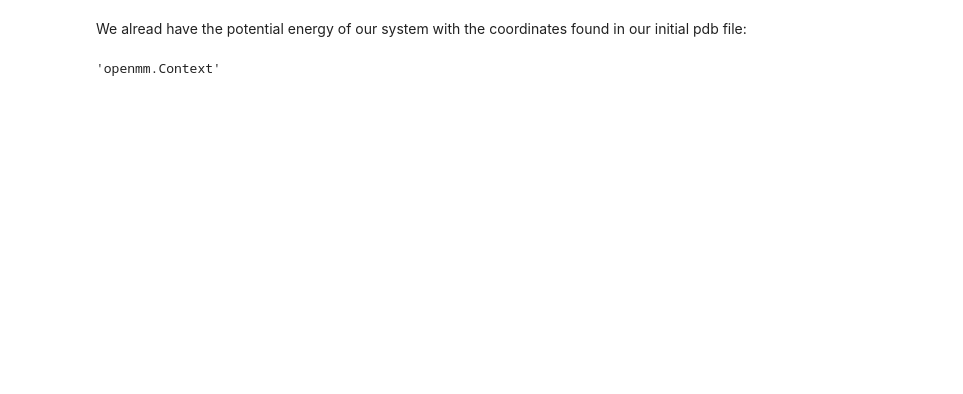
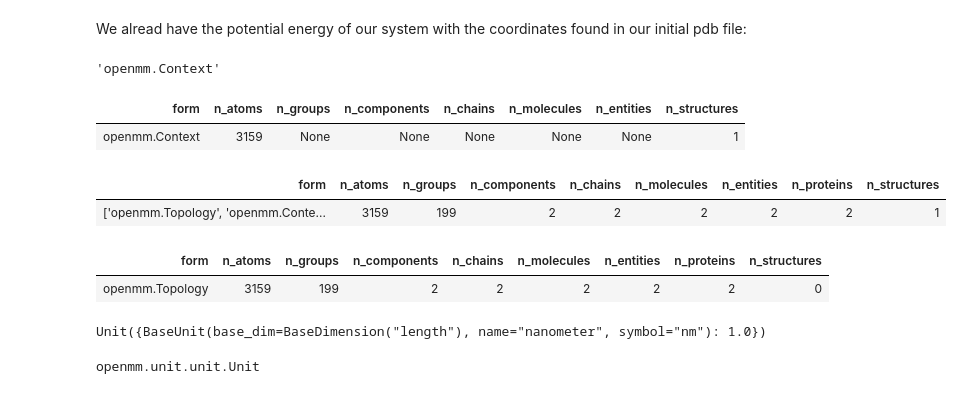
Before and after one commit to Atypicaljoe/OpenDocker-Tools, a Jupyter notebook: exercise-1/1_Potential_Energy_Diego.ipynb, the cells around one changed output. Drawn from its saved outputs; the diff is of its cells as text; code cells hidden in the pictures; blank space fills up the shorter version.

```diff
--- a/exercise-1/1_Potential_Energy_Diego.ipynb
+++ b/exercise-1/1_Potential_Energy_Diego.ipynb
@@ -130,3 +130,18 @@ import molsysmt as msm
 msm.get_form(context)
 # %% [output]
 'openmm.Context'
+# %%
+msm.info(context)
+# %% [output]
+| form | n_atoms | n_groups | n_components | n_chains | n_molecules | n_entities | n_structures |
+| openmm.Context | 3159 | None | None | None | None | None | 1 |
+# %%
+msm.info([pdb.topology, context])
+# %% [output]
+| form | n_atoms | n_groups | n_components | n_chains | n_molecules | n_entities | n_proteins | n_structures |
+| ['openmm.Topology', 'openmm.Conte... | 3159 | 199 | 2 | 2 | 2 | 2 | 2 | 1 |
+# %%
+msm.info(pdb.topology)
+# %% [output]
+| form | n_atoms | n_groups | n_components | n_chains | n_molecules | n_entities | n_proteins | n_structures |
+| openmm.Topology | 3159 | 199 | 2 | 2 | 2 | 2 | 2 | 0 |
@@ -132,0 +154,8 @@ msm.get_form(context)
+# %%
+unit
+# %% [output]
+Unit({BaseUnit(base_dim=BaseDimension("length"), name="nanometer", symbol="nm"): 1.0})
+# %%
+type(unit)
+# %% [output]
+openmm.unit.unit.Unit
```
Also changed, not shown: parts of 9 cells of this notebook, 5 other files.
